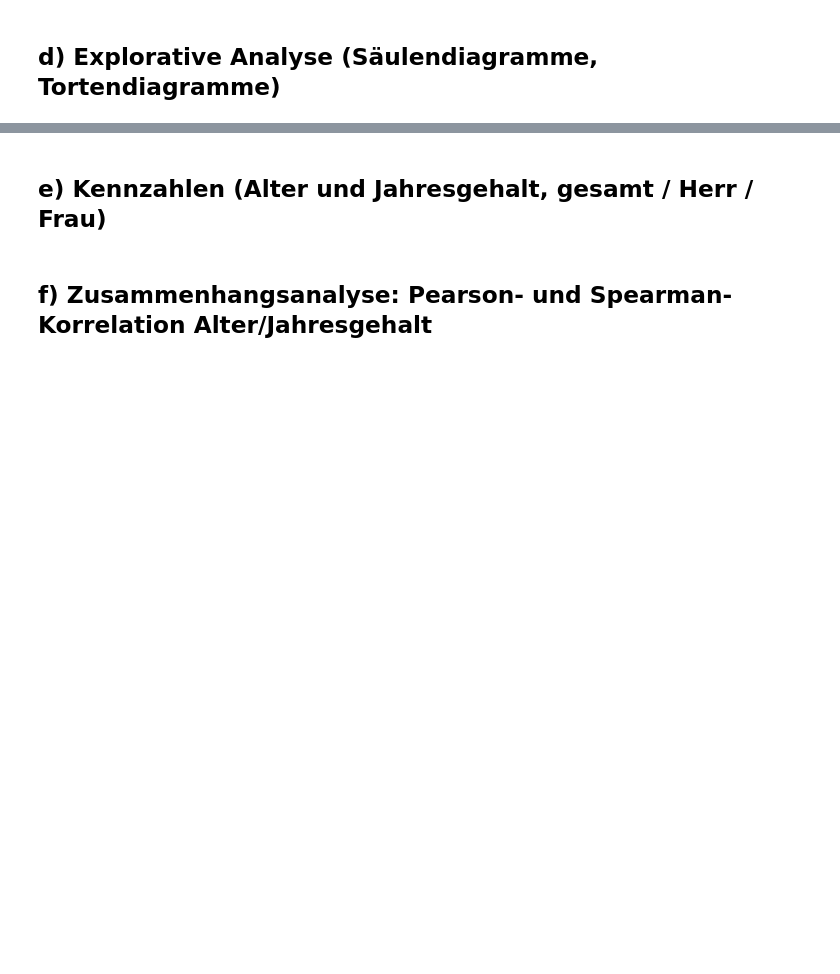
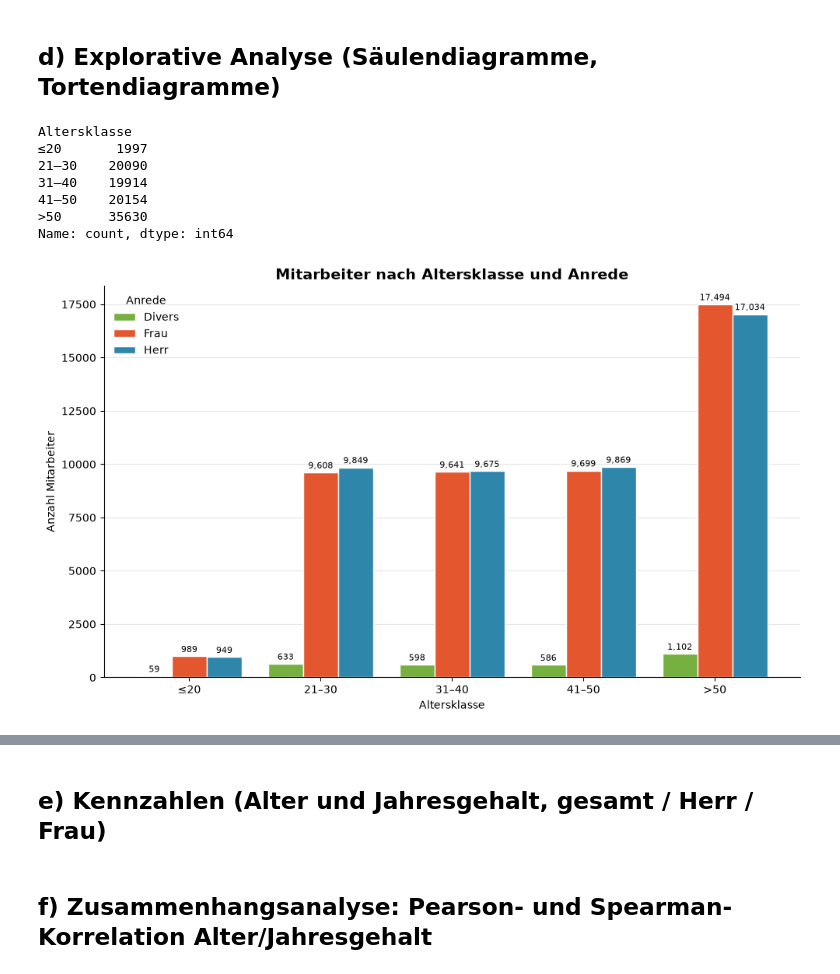
Before and after one commit to LukasBade/Statistics, a Jupyter notebook: Files/Aufgaben_NANUAG_Gruppe02.ipynb, the cells around one changed output, grey strips where cells are left out. Saved outputs shown, nothing was run; the diff lists cells and outputs as text; code cells hidden in the pictures; blank space fills up the shorter version.

```diff
--- a/Files/Aufgaben_NANUAG_Gruppe02.ipynb
+++ b/Files/Aufgaben_NANUAG_Gruppe02.ipynb
@@ -118,2 +227,51 @@ gehalt_bereinigt = gehalt_bereinigt[~gehalts_ausreißer]
 # %% [markdown]
 ## d) Explorative Analyse (Säulendiagramme, Tortendiagramme)
+# %%
+#Alter zum Stichtag 31.12.2026
+#Daten zur Überprüfung des ersten Diagramms
+#Funktionen wie fig, legend kommen aus der matplotlib
+gehalt_bereinigt["Alter"] = 2026 - gehalt_bereinigt["Geburtsdatum"].dt.year
+
+
+gehalt_bereinigt["Altersklasse"] = pd.cut(
+    gehalt_bereinigt["Alter"],
+    bins=[0, 20, 30, 40, 50, 200],
+    labels=["≤20", "21–30", "31–40", "41–50", ">50"]
+)
+
+#print(gehalt_bereinigt[["Geburtsdatum", "Alter", "Altersklasse"]].head(10))
+print(gehalt_bereinigt["Altersklasse"].value_counts().sort_index())
+
+tabelle_alter = pd.crosstab(gehalt_bereinigt["Altersklasse"], gehalt_bereinigt["Anrede"])
+
+farben = {"Frau": "#E4572E", "Herr": "#2E86AB", "Divers": "#76B041"}
+farben_liste = [farben[spalte] for spalte in tabelle_alter.columns]
+
+ax = tabelle_alter.plot(kind="bar", figsize=(10, 6), color=farben_liste, width=0.8, edgecolor="white")
+
+# Zahlen über die Säulen schreiben
+for container in ax.containers:
+    ax.bar_label(container, fmt="{:,.0f}".format, fontsize=8, padding=2)
+
+ax.set_title("Mitarbeiter nach Altersklasse und Anrede", fontsize=14, fontweight="bold")
+ax.set_xlabel("Altersklasse")
+ax.set_ylabel("Anzahl Mitarbeiter")
+ax.tick_params(axis="x", rotation=0)
+
+# Aufgeräumter Look: nur horizontale Hilfslinien, kein oberer/rechter Rahmen
+ax.grid(axis="y", alpha=0.3)
+ax.set_axisbelow(True)
+ax.spines[["top", "right"]].set_visible(False)
+
+ax.legend(title="Anrede", frameon=False)
+plt.tight_layout()
+plt.show()
+# %% [output]
+Altersklasse
+≤20       1997
+21–30    20090
+31–40    19914
+41–50    20154
+>50      35630
+Name: count, dtype: int64
+[figure, added]
```
Also changed, not shown: parts of 11 cells of this notebook.
